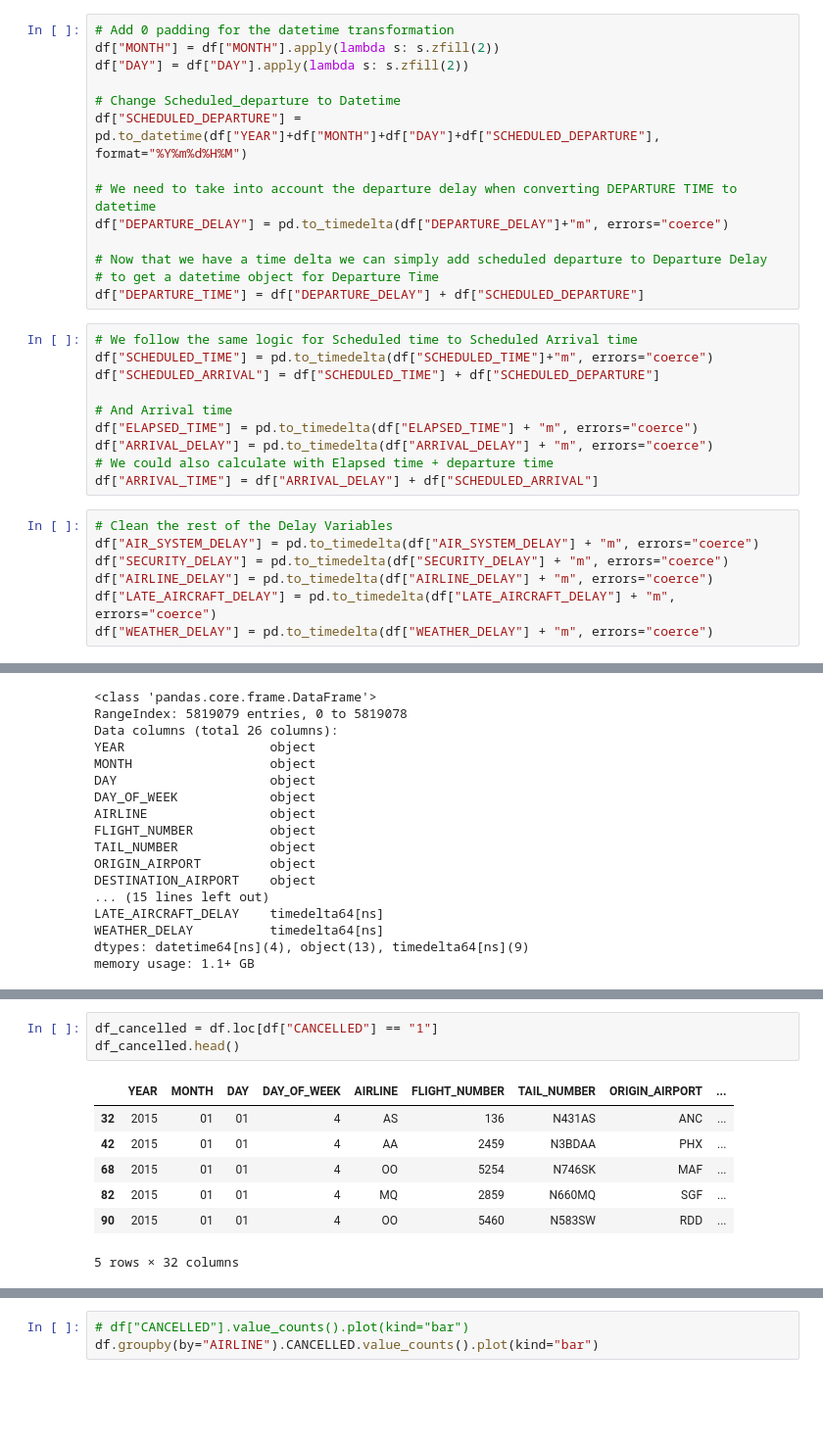
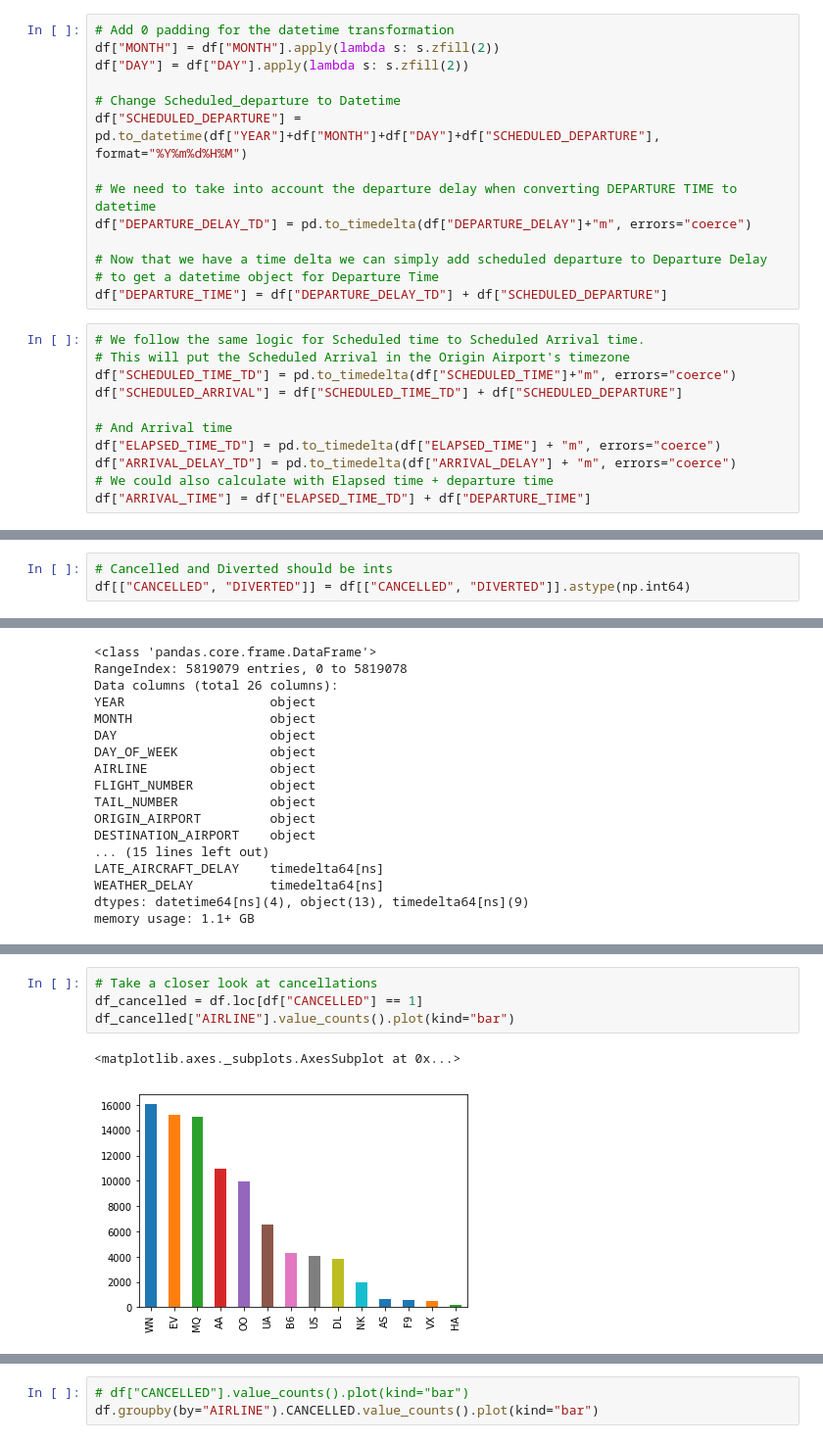
Before and after one commit to talk-ryan/FlightsData, a Jupyter notebook: FlightDataEDA.ipynb, the cells around one changed output, grey strips where cells are left out. Shown at 98% size. Saved outputs shown, nothing was run; the diff lists cells and outputs as text; blank space fills up the shorter version.

Commit message:
Added DataQuality section.  Fixed timezones with assumption.
Added Weather data to the Origin Airport Chicago

```diff
--- a/FlightDataEDA.ipynb
+++ b/FlightDataEDA.ipynb
@@ -54,25 +86,19 @@ df["DAY"] = df["DAY"].apply(lambda s: s.zfill(2))
 df["SCHEDULED_DEPARTURE"] = pd.to_datetime(df["YEAR"]+df["MONTH"]+df["DAY"]+df["SCHEDULED_DEPARTURE"], format="%Y%m%d%H%M")
 
 # We need to take into account the departure delay when converting DEPARTURE TIME to datetime
-df["DEPARTURE_DELAY"] = pd.to_timedelta(df["DEPARTURE_DELAY"]+"m", errors="coerce")
+df["DEPARTURE_DELAY_TD"] = pd.to_timedelta(df["DEPARTURE_DELAY"]+"m", errors="coerce")
 
 # Now that we have a time delta we can simply add scheduled departure to Departure Delay
 # to get a datetime object for Departure Time
-df["DEPARTURE_TIME"] = df["DEPARTURE_DELAY"] + df["SCHEDULED_DEPARTURE"]
+df["DEPARTURE_TIME"] = df["DEPARTURE_DELAY_TD"] + df["SCHEDULED_DEPARTURE"]
 # %%
-# We follow the same logic for Scheduled time to Scheduled Arrival time
-df["SCHEDULED_TIME"] = pd.to_timedelta(df["SCHEDULED_TIME"]+"m", errors="coerce")
-df["SCHEDULED_ARRIVAL"] = df["SCHEDULED_TIME"] + df["SCHEDULED_DEPARTURE"]
+# We follow the same logic for Scheduled time to Scheduled Arrival time.
+# This will put the Scheduled Arrival in the Origin Airport's timezone
+df["SCHEDULED_TIME_TD"] = pd.to_timedelta(df["SCHEDULED_TIME"]+"m", errors="coerce")
+df["SCHEDULED_ARRIVAL"] = df["SCHEDULED_TIME_TD"] + df["SCHEDULED_DEPARTURE"]
 
 # And Arrival time
-df["ELAPSED_TIME"] = pd.to_timedelta(df["ELAPSED_TIME"] + "m", errors="coerce")
-df["ARRIVAL_DELAY"] = pd.to_timedelta(df["ARRIVAL_DELAY"] + "m", errors="coerce")
+df["ELAPSED_TIME_TD"] = pd.to_timedelta(df["ELAPSED_TIME"] + "m", errors="coerce")
+df["ARRIVAL_DELAY_TD"] = pd.to_timedelta(df["ARRIVAL_DELAY"] + "m", errors="coerce")
 # We could also calculate with Elapsed time + departure time
-df["ARRIVAL_TIME"] = df["ARRIVAL_DELAY"] + df["SCHEDULED_ARRIVAL"]
+df["ARRIVAL_TIME"] = df["ELAPSED_TIME_TD"] + df["DEPARTURE_TIME"]
-# %%
-# Clean the rest of the Delay Variables
-df["AIR_SYSTEM_DELAY"] = pd.to_timedelta(df["AIR_SYSTEM_DELAY"] + "m", errors="coerce")
-df["SECURITY_DELAY"] = pd.to_timedelta(df["SECURITY_DELAY"] + "m", errors="coerce")
-df["AIRLINE_DELAY"] = pd.to_timedelta(df["AIRLINE_DELAY"] + "m", errors="coerce")
-df["LATE_AIRCRAFT_DELAY"] = pd.to_timedelta(df["LATE_AIRCRAFT_DELAY"] + "m", errors="coerce")
-df["WEATHER_DELAY"] = pd.to_timedelta(df["WEATHER_DELAY"] + "m", errors="coerce")
@@ -79,3 +116,6 @@ df["WEATHER_DELAY"] = pd.to_timedelta(df["WEATHER_DELAY"] + "m", errors="coerce"
+# %%
+# Cancelled and Diverted should be ints
+df[["CANCELLED", "DIVERTED"]] = df[["CANCELLED", "DIVERTED"]].astype(np.int64)
 # %%
 # Now let's see our variables and datatypes
 df.info()
@@ -125,11 +140,7 @@ df_test[["DEPARTURE_DELAY", "SCHEDULED_DEPARTURE"]].head()
-# %%
-df_cancelled = df.loc[df["CANCELLED"] == "1"]
-df_cancelled.head()
-# %% [output]
-|  | YEAR | MONTH | DAY | DAY_OF_WEEK | AIRLINE | FLIGHT_NUMBER | TAIL_NUMBER | ORIGIN_AIRPORT | ... |
-| 32 | 2015 | 01 | 01 | 4 | AS | 136 | N431AS | ANC | ... |
-| 42 | 2015 | 01 | 01 | 4 | AA | 2459 | N3BDAA | PHX | ... |
-| 68 | 2015 | 01 | 01 | 4 | OO | 5254 | N746SK | MAF | ... |
-| 82 | 2015 | 01 | 01 | 4 | MQ | 2859 | N660MQ | SGF | ... |
-| 90 | 2015 | 01 | 01 | 4 | OO | 5460 | N583SW | RDD | ... |
-5 rows × 32 columns
+# %%
+# Take a closer look at cancellations
+df_cancelled = df.loc[df["CANCELLED"] == 1]
+df_cancelled["AIRLINE"].value_counts().plot(kind="bar")
+# %% [output]
+<matplotlib.axes._subplots.AxesSubplot at 0x...>
+[figure, added]
```
Also changed, not shown: parts of 34 cells of this notebook.
